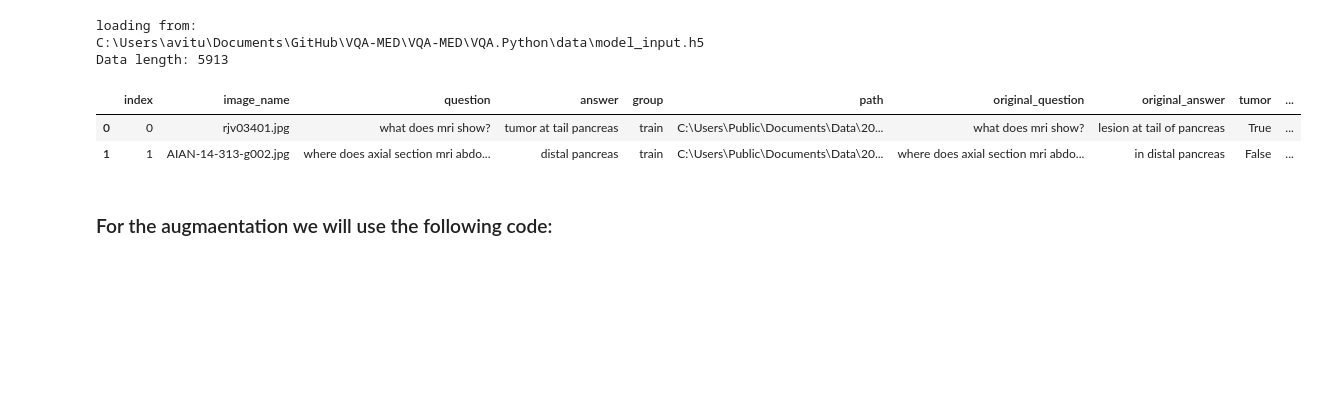
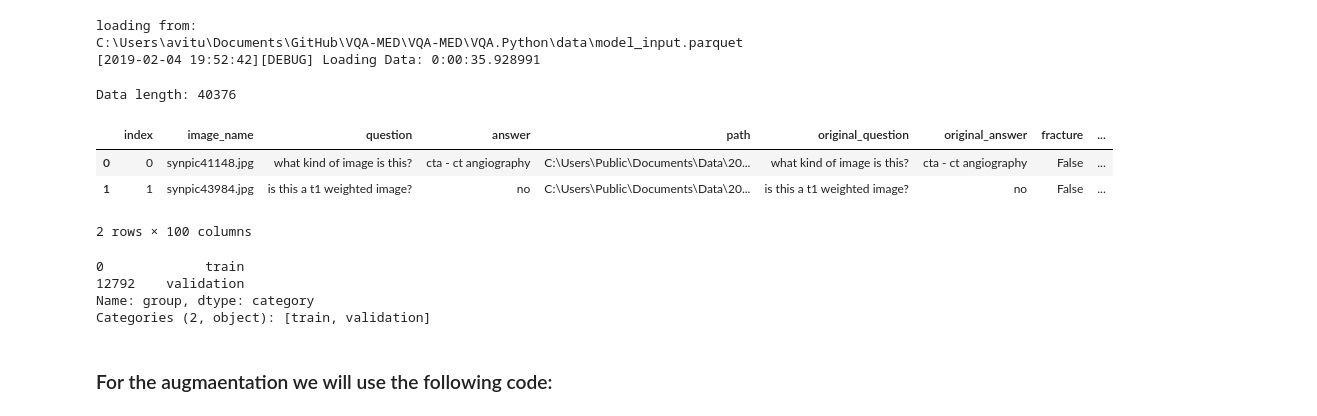
Before and after one commit to turner11/VQA-MED, a Jupyter notebook: VQA-MED/VQA.Python/1.5_data_augmentation.ipynb, the cells around one changed output. Saved outputs shown, nothing was run; the diff lists cells and outputs as text; code cells hidden in the pictures; blank space fills up the shorter version.

```diff
--- a/VQA-MED/VQA.Python/1.5_data_augmentation.ipynb
+++ b/VQA-MED/VQA.Python/1.5_data_augmentation.ipynb
@@ -15,19 +20,29 @@ from common.os_utils import File
+# %%
+print(f'loading from:\n{data_location}')
+with VerboseTimer("Loading Data"):
+    prqt = pq.read_table(data_location)
+df_data = prqt.to_pandas()
+# %% [output]
+loading from:
+C:\Users\avitu\Documents\GitHub\VQA-MED\VQA-MED\VQA.Python\data\model_input.parquet
+[2019-02-04 19:52:42][DEBUG] Loading Data: 0:00:35.928991
 # %%
-print(f'loading from:\n{data_location}')
-with VerboseTimer("Loading Data"):
-    with HDFStore(data_location) as store:
-         df_data = store['data']
-
 df_data = df_data[df_data.group.isin(['train','validation'])]
 print(f'Data length: {len(df_data)}')
 df_data.head(2)
 # %% [output]
-loading from:
-C:\Users\avitu\Documents\GitHub\VQA-MED\VQA-MED\VQA.Python\data\model_input.h5
-Data length: 5913
+Data length: 40376
-|  | index | image_name | question | answer | group | path | original_question | original_answer | tumor | ... |
-| 0 | 0 | rjv03401.jpg | what does mri show? | tumor at tail pancreas | train | C:\Users\Public\Documents\Data\20... | what does mri show? | lesion at tail of pancreas | True | ... |
-| 1 | 1 | AIAN-14-313-g002.jpg | where does axial section mri abdo... | distal pancreas | train | C:\Users\Public\Documents\Data\20... | where does axial section mri abdo... | in distal pancreas | False | ... |
+|  | index | image_name | question | answer | path | original_question | original_answer | fracture | ... |
+| 0 | 0 | synpic41148.jpg | what kind of image is this? | cta - ct angiography | C:\Users\Public\Documents\Data\20... | what kind of image is this? | cta - ct angiography | False | ... |
+| 1 | 1 | synpic43984.jpg | is this a t1 weighted image? | no | C:\Users\Public\Documents\Data\20... | is this a t1 weighted image? | no | False | ... |
+2 rows × 100 columns
+# %%
+df_data.group.drop_duplicates()
+# %% [output]
+0             train
+12792    validation
+Name: group, dtype: category
+Categories (2, object): [train, validation]
 # %% [markdown]
 ### For the augmaentation we will use the following code:
 # %%
```
Also changed, not shown: parts of 16 cells of this notebook, 23 other files.
